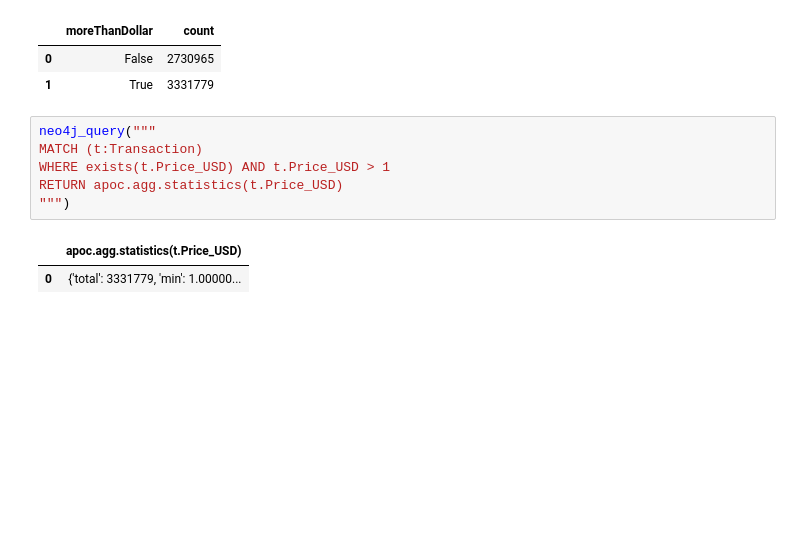
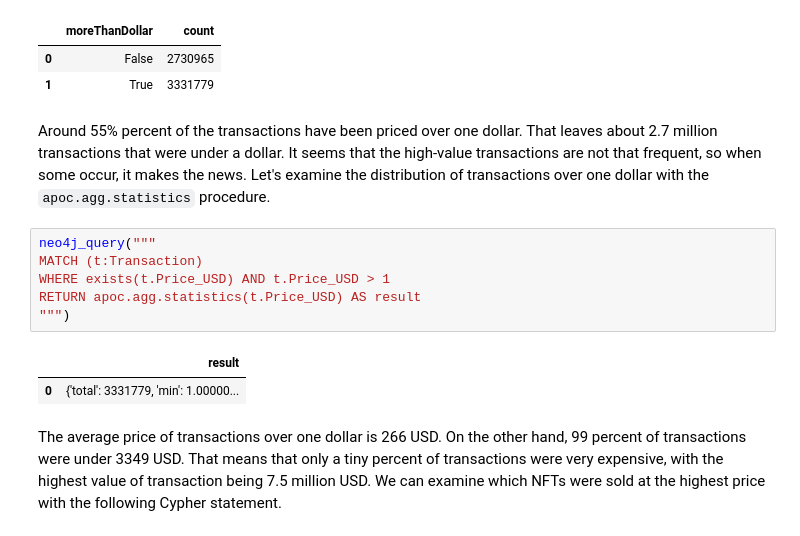
Before and after one commit to tomasonjo/blogs, a Jupyter notebook: nft/NFT analysis.ipynb, the cells around one changed output. Cells and saved outputs as stored; diff of their text form; blank space fills up the shorter version.

```diff
--- a/nft/NFT analysis.ipynb
+++ b/nft/NFT analysis.ipynb
@@ -57,15 +78,21 @@ RETURN CASE WHEN t.Price_USD > 1 THEN true ELSE false END AS moreThanDollar, cou
 |  | moreThanDollar | count |
 | 0 | False | 2730965 |
 | 1 | True | 3331779 |
+# %% [markdown]
+Around 55% percent of the transactions have been priced over one dollar. That leaves about 2.7 million transactions that were under a dollar.
+It seems that the high-value transactions are not that frequent, so when some occur, it makes the news. Let's examine the distribution of transactions over one dollar with the `apoc.agg.statistics` procedure.
 # %%
 neo4j_query("""
 MATCH (t:Transaction)
 WHERE exists(t.Price_USD) AND t.Price_USD > 1
-RETURN apoc.agg.statistics(t.Price_USD)
+RETURN apoc.agg.statistics(t.Price_USD) AS result
 """)
 # %% [output]
-|  | apoc.agg.statistics(t.Price_USD) |
+|  | result |
 | 0 | {'total': 3331779, 'min': 1.00000... |
+# %% [markdown]
+The average price of transactions over one dollar is 266 USD. On the other hand, 99 percent of transactions were under 3349 USD. That means that only a tiny percent of transactions were  very expensive, with the highest value of transaction being 7.5 million USD.
+We can examine which NFTs were sold at the highest price with the following Cypher statement.
 # %%
 neo4j_query("""
 MATCH (n:NFT)<-[:FOR_NFT]-(t:Transaction)
```
Also changed, not shown: parts of 37 cells of this notebook, 1 other file.
